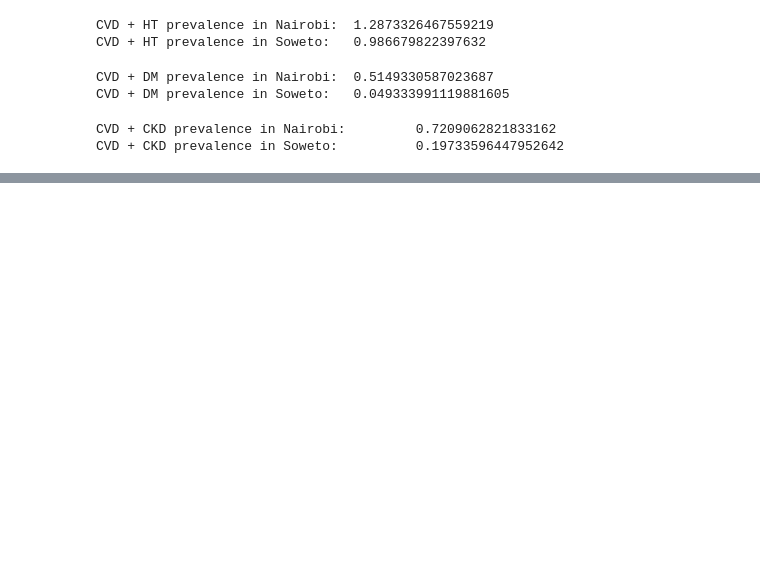
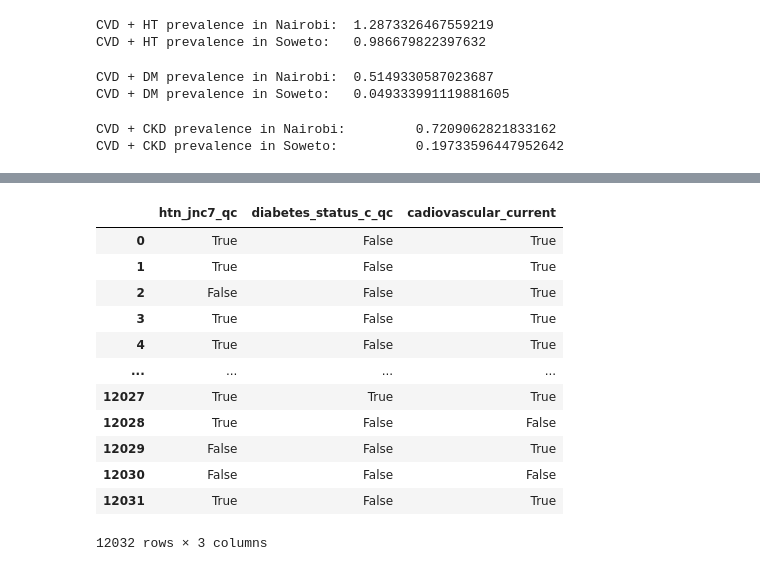
Before and after one commit to kayvinsoo7/AWI_GEN_PROJECT, a Jupyter notebook: Business/michele.ipynb, the cells around one changed output, grey strips where cells are left out. Cells and saved outputs as stored; diff of their text form; code cells hidden in the pictures; blank space fills up the shorter version.

```diff
--- a/Business/michele.ipynb
+++ b/Business/michele.ipynb
@@ -214,6 +247,20 @@ CVD + CKD prevalence in Soweto:          0.19733596447952642
 # %%
-conditions_upset = dff.mask(dff == True, np.nan)
+conditions_upset = dff.loc[:,['htn_jnc7_qc', 'diabetes_status_c_qc','cadiovascular_current']].mask(dff == 1, np.nan)
 pd.isna(conditions_upset)
+# %% [output]
+|  | htn_jnc7_qc | diabetes_status_c_qc | cadiovascular_current |
+| 0 | True | False | True |
+| 1 | True | False | True |
+| 2 | False | False | True |
+| 3 | True | False | True |
+| 4 | True | False | True |
+| ... | ... | ... | ... |
+| 12027 | True | True | True |
+| 12028 | True | False | False |
+| 12029 | False | False | True |
+| 12030 | False | False | False |
+| 12031 | True | False | True |
+12032 rows × 3 columns
 # %%
 sex = dff.reindex(columns=['sex']).copy()
 conditions_upset1 = pd.concat([conditions_upset, sex], axis=1)
```
Also changed, not shown: parts of 3 cells of this notebook.
